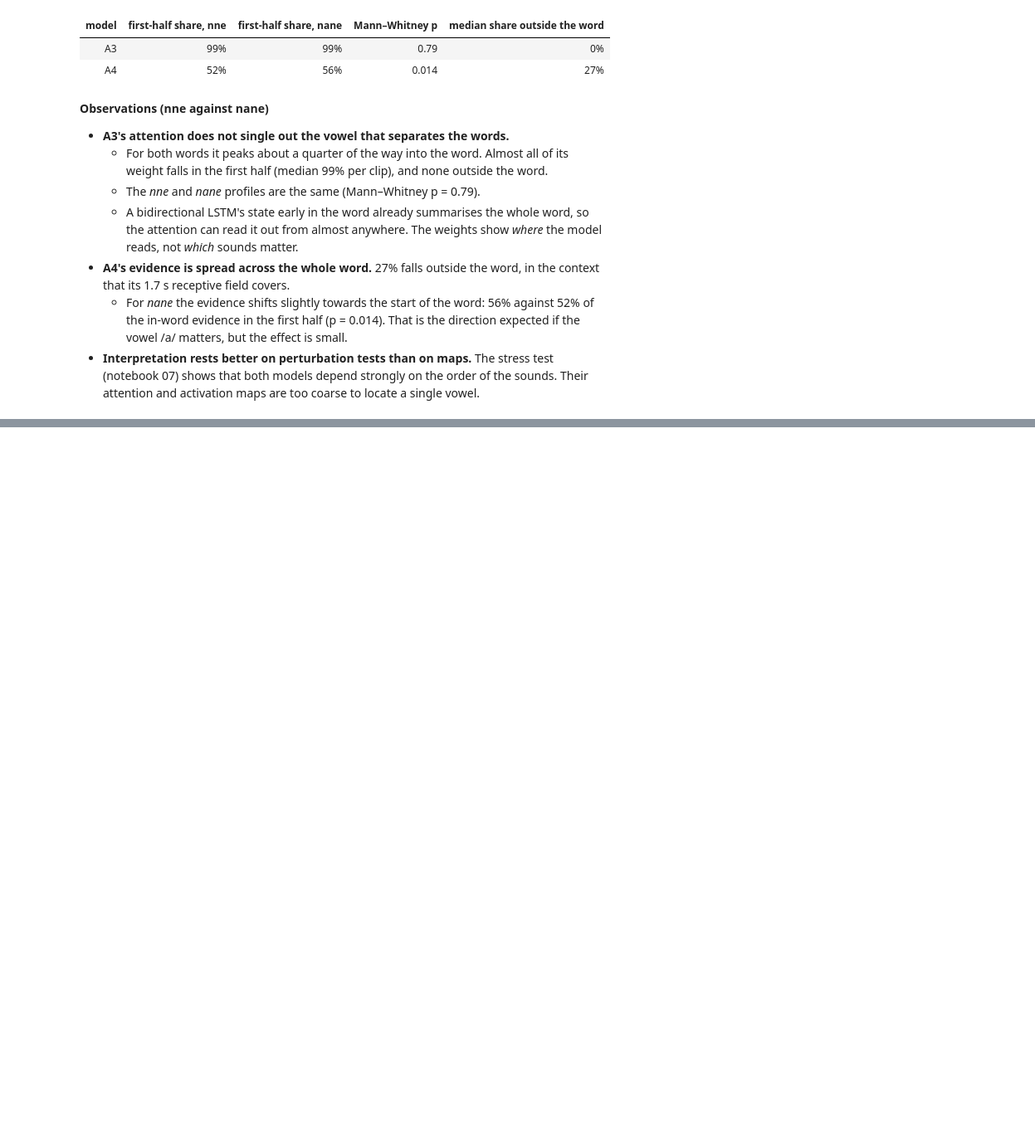
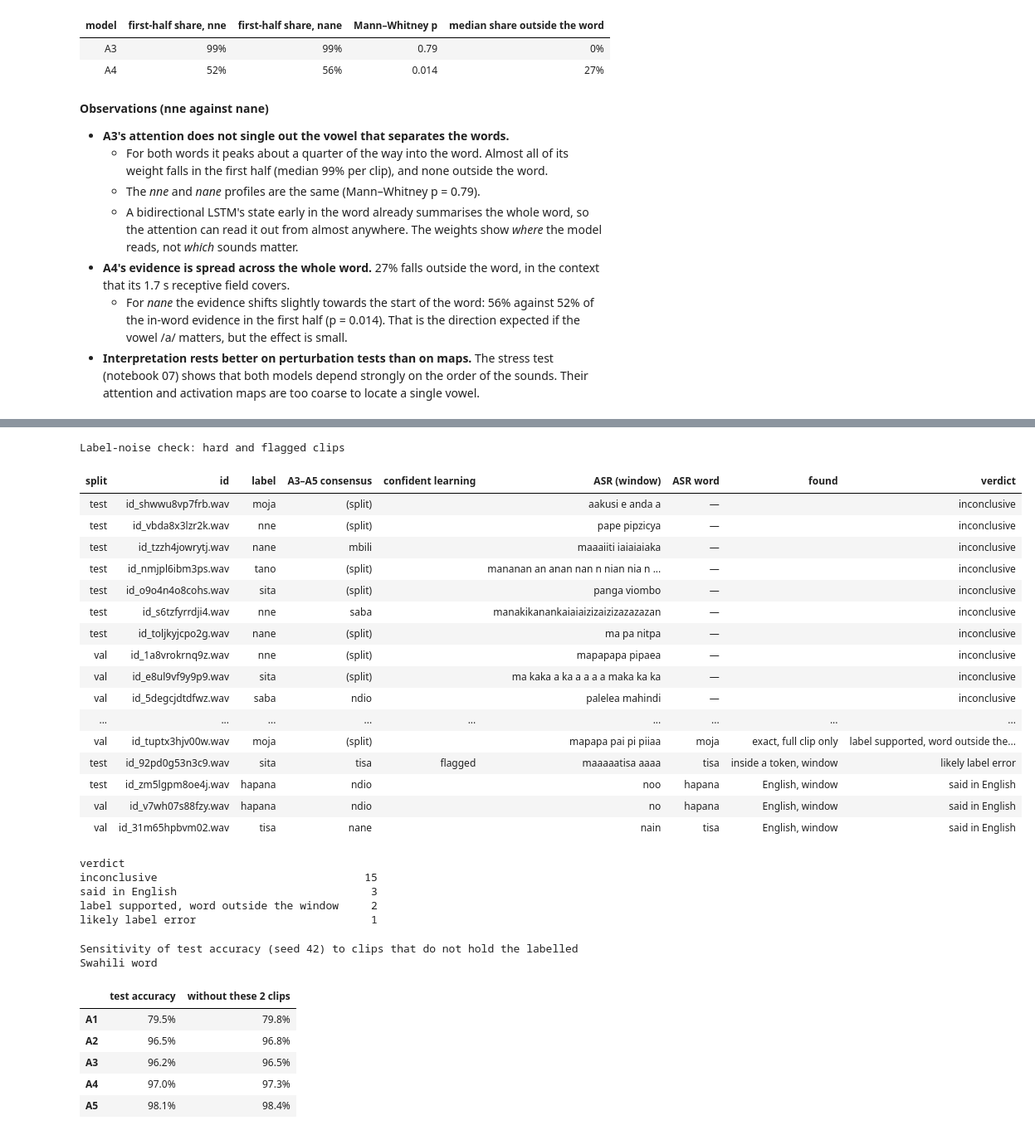
Before and after one commit to Hassan-Adelani-Luqman/nlp-sequential-modeling-group21, a Jupyter notebook: notebooks/06_results_error_analysis.ipynb, the cells around one changed output, grey strips where cells are left out. Shown at 83% size. Cells and saved outputs as stored; diff of their text form; code cells hidden in the pictures; blank space fills up the shorter version.

Commit message:
Add a label-noise check: confident learning and an external Swahili recogniser

```diff
--- a/notebooks/06_results_error_analysis.ipynb
+++ b/notebooks/06_results_error_analysis.ipynb
@@ -1237,0 +1389,70 @@ if profiles:
+# %%
+# Triangulate: our models' consensus, confident learning and the external recogniser, for every suspicious clip.
+probs_by_split = {"test": {a: P[a][42] for a in order_aware}, "val": VALP}
+index_of = {"test": pd.Series(range(len(test)), index=test.id), "val": pd.Series(range(len(val)), index=val.id)}
+rows = []
+flagged_ids = set(cl_table.id)
+for _, r in A[A.group != "easy (calibration)"].iterrows():
+    i = index_of[r["split"]][r["id"]]
+    guesses = [NAMES[probs_by_split[r["split"]][a][i].argmax()] for a in LATER]
+    consensus = max(set(guesses), key=guesses.count) if max(guesses.count(g) for g in guesses) >= 2 else ""
+    heard, how, where = r["ASR word"], r["how"], r["heard in"]
+    if heard == r["label"] and how == "English":
+        verdict = "said in English"                     # the meaning is right, but not the Swahili word
+    elif heard == r["label"]:
+        verdict = "label supported" if where == "window" else "label supported, word outside the window"
+    elif r["id"] in flagged_ids and consensus and heard == consensus:
+        verdict = "likely label error"
+    elif heard:
+        verdict = "recogniser hears another word"
+    else:
+        verdict = "inconclusive"
+    rows.append({"split": r["split"], "id": r["id"], "label": r["label"], "A3–A5 consensus": consensus or "(split)",
+                 "confident learning": "flagged" if r["id"] in flagged_ids else "",
+                 "ASR (window)": r["window transcript"],
+                 "ASR word": heard or "—", "found": f"{how}, {where}" if heard else "", "verdict": verdict})
+verdicts = pd.DataFrame(rows).sort_values(["verdict", "split"]).reset_index(drop=True)
+if not SMOKE:
+    verdicts.to_csv(results_dir() / "metrics" / "label_noise_check.csv", index=False)
+display(verdicts.style.hide(axis="index").set_caption("Label-noise check: hard and flagged clips"))
+print(verdicts.verdict.value_counts().to_string())
+
+# Sensitivity: test accuracy with and without the clips judged likely label errors
+# Test clips whose recording does not hold the labelled Swahili word: a likely label error or the English translation
+likely = set(verdicts.loc[verdicts.verdict.isin(["likely label error", "said in English"]) & (verdicts.split == "test"), "id"])
+keep = ~test.id.isin(likely).to_numpy()
+sens = pd.DataFrame({a: {"test accuracy": (pred42[a] == y_test).mean(),
+                         f"without these {len(likely)} clips": (pred42[a][keep] == y_test[keep]).mean()} for a in shown}).T
+display(sens.style.format("{:.1%}").set_caption("Sensitivity of test accuracy (seed 42) to clips that do not hold the "
+                                                "labelled Swahili word"))
+# %% [output]
+Label-noise check: hard and flagged clips
+| split | id | label | A3–A5 consensus | confident learning | ASR (window) | ASR word | found | verdict |
+| test | id_shwwu8vp7frb.wav | moja | (split) |  | aakusi e anda a | — |  | inconclusive |
+| test | id_vbda8x3lzr2k.wav | nne | (split) |  | pape pipzicya | — |  | inconclusive |
+| test | id_tzzh4jowrytj.wav | nane | mbili |  | maaaiiti iaiaiaiaka | — |  | inconclusive |
+| test | id_nmjpl6ibm3ps.wav | tano | (split) |  | mananan an anan nan n nian nia n ... | — |  | inconclusive |
+| test | id_o9o4n4o8cohs.wav | sita | (split) |  | panga viombo | — |  | inconclusive |
+| test | id_s6tzfyrrdji4.wav | nne | saba |  | manakikanankaiaiaizizaizizazazazan | — |  | inconclusive |
+| test | id_toljkyjcpo2g.wav | nane | (split) |  | ma pa nitpa | — |  | inconclusive |
+| val | id_1a8vrokrnq9z.wav | nne | (split) |  | mapapapa pipaea | — |  | inconclusive |
+| val | id_e8ul9vf9y9p9.wav | sita | (split) |  | ma kaka a ka a a a a maka ka ka | — |  | inconclusive |
+| val | id_5degcjdtdfwz.wav | saba | ndio |  | palelea mahindi | — |  | inconclusive |
+| ... | ... | ... | ... | ... | ... | ... | ... | ... |
+| val | id_tuptx3hjv00w.wav | moja | (split) |  | mapapa pai pi piiaa | moja | exact, full clip only | label supported, word outside the... |
+| test | id_92pd0g53n3c9.wav | sita | tisa | flagged | maaaaatisa aaaa | tisa | inside a token, window | likely label error |
+| test | id_zm5lgpm8oe4j.wav | hapana | ndio |  | noo | hapana | English, window | said in English |
+| val | id_v7wh07s88fzy.wav | hapana | ndio |  | no | hapana | English, window | said in English |
+| val | id_31m65hpbvm02.wav | tisa | nane |  | nain | tisa | English, window | said in English |
+verdict
+inconclusive                                15
+said in English                              3
+label supported, word outside the window     2
+likely label error                           1
+Sensitivity of test accuracy (seed 42) to clips that do not hold the labelled Swahili word
+|  | test accuracy | without these 2 clips |
+| A1 | 79.5% | 79.8% |
+| A2 | 96.5% | 96.8% |
+| A3 | 96.2% | 96.5% |
+| A4 | 97.0% | 97.3% |
+| A5 | 98.1% | 98.4% |
```
Also changed, not shown: parts of 4 cells of this notebook, 3 other files.
